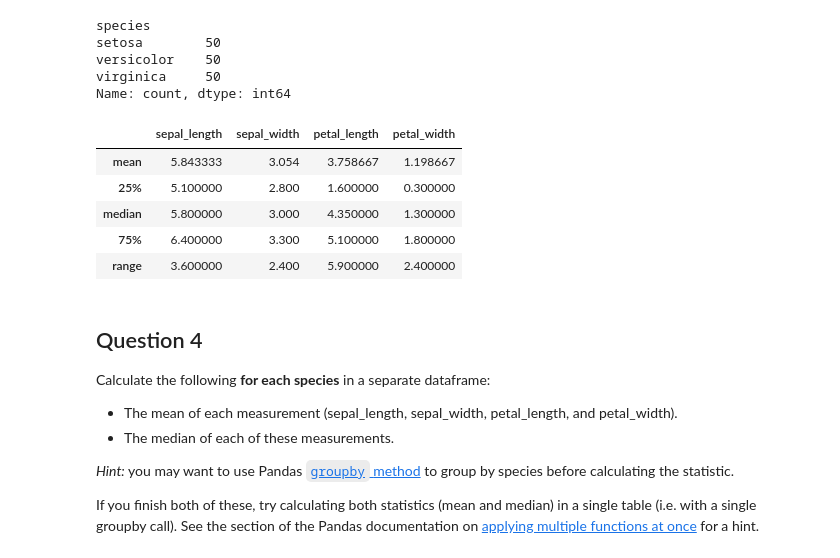
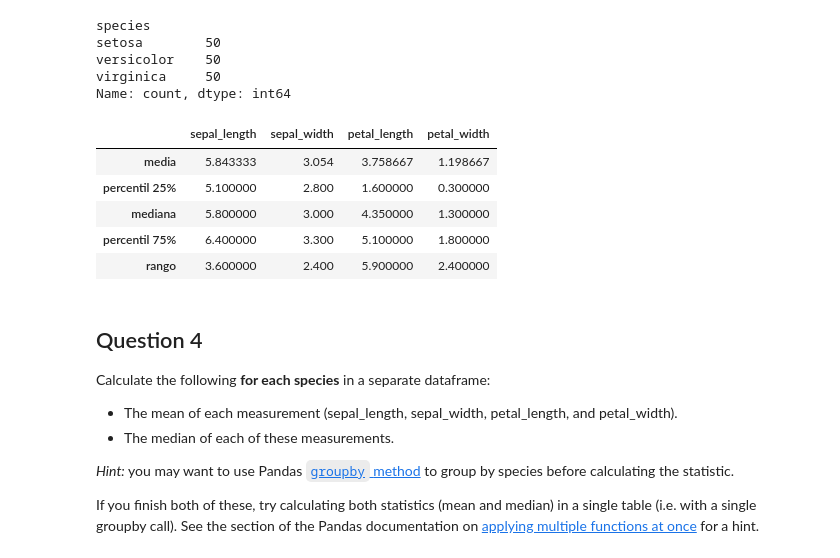
Before and after one commit to CarlosSantos8/Machine-Learning, a Jupyter notebook: python/IBM/Mod1/01c_LAB_EDA.ipynb, the cells around one changed output. Saved outputs shown, nothing was run; the diff lists cells and outputs as text; code cells hidden in the pictures.

```diff
--- a/python/IBM/Mod1/01c_LAB_EDA.ipynb
+++ b/python/IBM/Mod1/01c_LAB_EDA.ipynb
@@ -104,24 +103,42 @@ setosa        50
 versicolor    50
 virginica     50
 Name: count, dtype: int64
-# %%
-# Select just the rows desired from the 'describe' method and add in the 'median'
-stats_df = data.describe()
-stats_df = data.describe()
-stats_df.loc['range'] = stats_df.loc['max'] - stats_df.loc['min']
-
-out_fields = ['mean','25%','50%','75%', 'range']
-stats_df = stats_df.loc[out_fields]
-stats_df.rename({'50%': 'median'}, inplace=True)
-stats_df
-### END SOLUTION
-# %% [output]
-|  | sepal_length | sepal_width | petal_length | petal_width |
-| mean | 5.843333 | 3.054 | 3.758667 | 1.198667 |
-| 25% | 5.100000 | 2.800 | 1.600000 | 0.300000 |
-| median | 5.800000 | 3.000 | 4.350000 | 1.300000 |
-| 75% | 6.400000 | 3.300 | 5.100000 | 1.800000 |
-| range | 3.600000 | 2.400 | 5.900000 | 2.400000 |
+# %%
+# Selecciona solo las filas deseadas del método 'describe' y agrega la 'mediana' (50%) con nombre cambiado
+stats_df = data.describe()  # Aplica el método 'describe' sobre el DataFrame 'data' para obtener estadísticas descriptivas
+
+# Calcula el 'rango' como la diferencia entre el valor máximo y el valor mínimo
+stats_df.loc['range'] = stats_df.loc['max'] - stats_df.loc['min']  # Añade una nueva fila 'range' calculando la diferencia entre el máximo y el mínimo
+
+# Define las estadísticas de interés que se quieren seleccionar, que son: media, percentiles 25%, 50%, 75% y el rango
+out_fields = ['mean','25%','50%','75%', 'range']  # Especifica las estadísticas que se desean extraer del DataFrame
+
+# Filtra el DataFrame 'stats_df' para que solo contenga las filas definidas en 'out_fields'
+stats_df = stats_df.loc[out_fields]  # Selecciona solo las filas que se encuentran en la lista 'out_fields'
+
+# Diccionario para cambiar los nombres de los índices a español
+rename_dict = {
+    'count': 'conteo',
+    'mean': 'media',
+    'std': 'desviación estándar',
+    'min': 'mínimo',
+    '25%': 'percentil 25%',
+    '50%': 'mediana',
+    '75%': 'percentil 75%',
+    'max': 'máximo',
+    'range': 'rango'
+}
+
+# Cambiar los nombres de los índices en el DataFrame 'dat'
+stats_df.rename(index=rename_dict, inplace=True)
+stats_df
+# %% [output]
+|  | sepal_length | sepal_width | petal_length | petal_width |
+| media | 5.843333 | 3.054 | 3.758667 | 1.198667 |
+| percentil 25% | 5.100000 | 2.800 | 1.600000 | 0.300000 |
+| mediana | 5.800000 | 3.000 | 4.350000 | 1.300000 |
+| percentil 75% | 6.400000 | 3.300 | 5.100000 | 1.800000 |
+| rango | 3.600000 | 2.400 | 5.900000 | 2.400000 |
 # %% [markdown]
 ## Question 4
 
```
Also changed, not shown: parts of 22 cells of this notebook.
